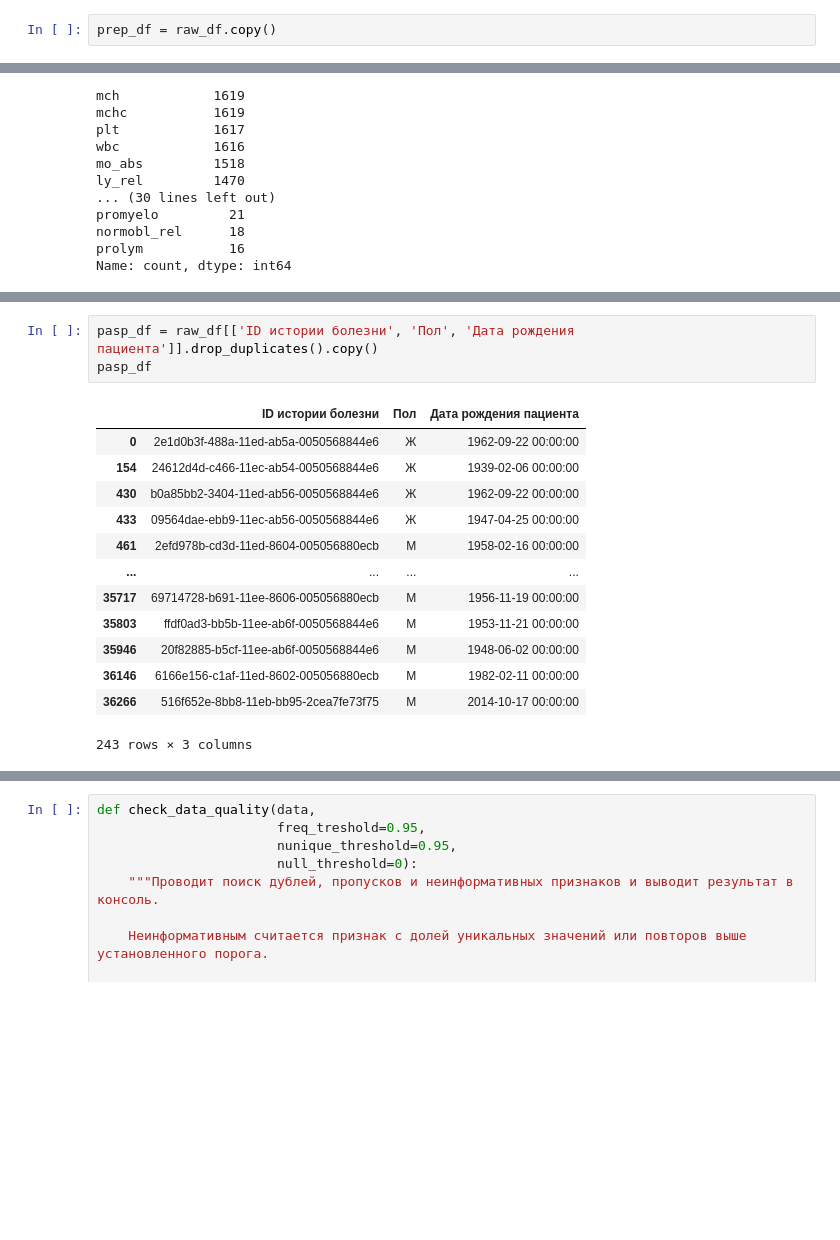
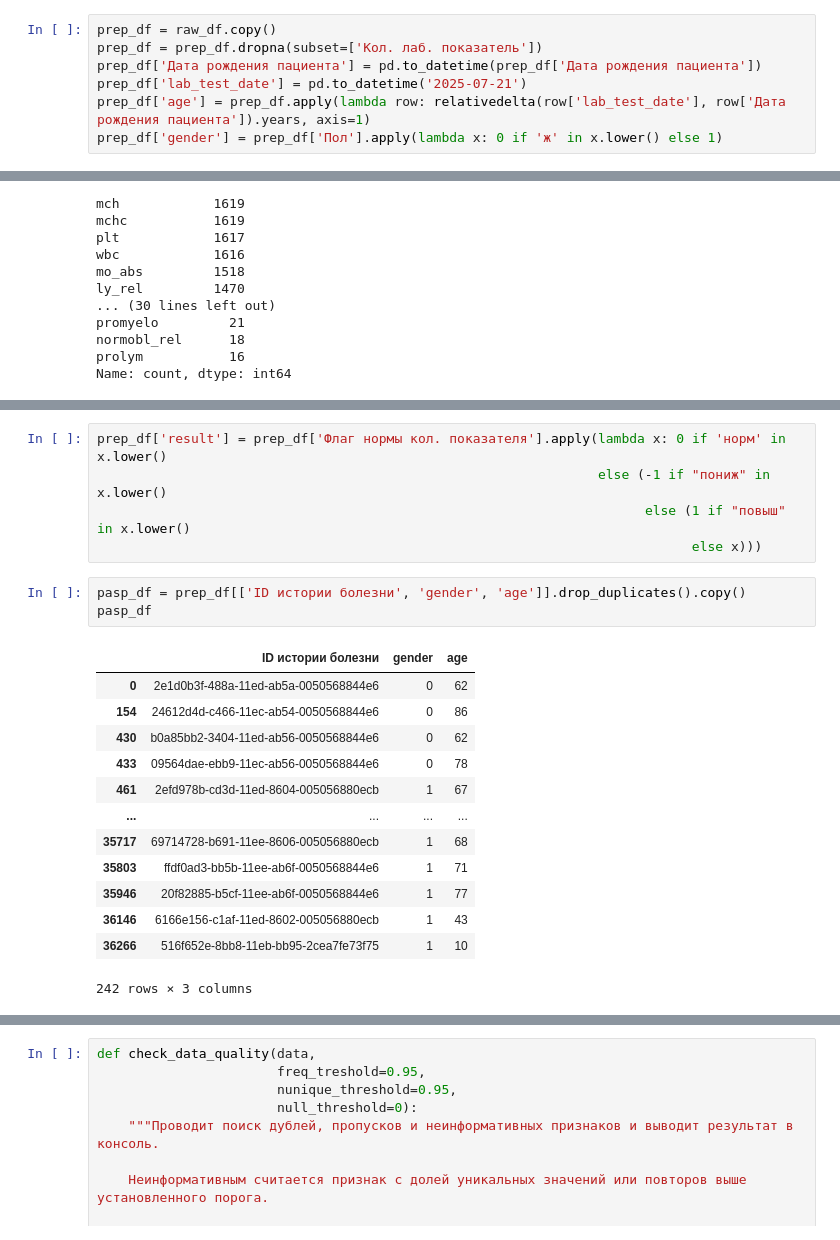
Before and after one commit to Lexislex/SF_hack_task_1, a Jupyter notebook: alexey.ipynb, the cells around one changed output, grey strips where cells are left out. Drawn from its saved outputs; the diff is of its cells as text; blank space fills up the shorter version.

```diff
--- a/alexey.ipynb
+++ b/alexey.ipynb
@@ -106,6 +107,11 @@ replacement_dict = {
 }
 # %%
 prep_df = raw_df.copy()
+prep_df = prep_df.dropna(subset=['Кол. лаб. показатель'])
+prep_df['Дата рождения пациента'] = pd.to_datetime(prep_df['Дата рождения пациента'])
+prep_df['lab_test_date'] = pd.to_datetime('2025-07-21')
+prep_df['age'] = prep_df.apply(lambda row: relativedelta(row['lab_test_date'], row['Дата рождения пациента']).years, axis=1)
+prep_df['gender'] = prep_df['Пол'].apply(lambda x: 0 if 'ж' in x.lower() else 1)
 # %%
 # Функция для замены значения на ключ словаря
 def replace_with_dict_key(value, rep_dict):
@@ -139,18 +154,23 @@ Name: count, dtype: int64
+# %%
+prep_df['result'] = prep_df['Флаг нормы кол. показателя'].apply(lambda x: 0 if 'норм' in x.lower()
+                                                                else (-1 if "пониж" in x.lower()
+                                                                      else (1 if "повыш" in x.lower()
+                                                                            else x)))
 # %%
-pasp_df = raw_df[['ID истории болезни', 'Пол', 'Дата рождения пациента']].drop_duplicates().copy()
+pasp_df = prep_df[['ID истории болезни', 'gender', 'age']].drop_duplicates().copy()
 pasp_df
 # %% [output]
-|  | ID истории болезни | Пол | Дата рождения пациента |
-| 0 | 2e1d0b3f-488a-11ed-ab5a-0050568844e6 | Ж | 1962-09-22 00:00:00 |
-| 154 | 24612d4d-c466-11ec-ab54-0050568844e6 | Ж | 1939-02-06 00:00:00 |
-| 430 | b0a85bb2-3404-11ed-ab56-0050568844e6 | Ж | 1962-09-22 00:00:00 |
-| 433 | 09564dae-ebb9-11ec-ab56-0050568844e6 | Ж | 1947-04-25 00:00:00 |
-| 461 | 2efd978b-cd3d-11ed-8604-005056880ecb | М | 1958-02-16 00:00:00 |
+|  | ID истории болезни | gender | age |
+| 0 | 2e1d0b3f-488a-11ed-ab5a-0050568844e6 | 0 | 62 |
+| 154 | 24612d4d-c466-11ec-ab54-0050568844e6 | 0 | 86 |
+| 430 | b0a85bb2-3404-11ed-ab56-0050568844e6 | 0 | 62 |
+| 433 | 09564dae-ebb9-11ec-ab56-0050568844e6 | 0 | 78 |
+| 461 | 2efd978b-cd3d-11ed-8604-005056880ecb | 1 | 67 |
 | ... | ... | ... | ... |
-| 35717 | 69714728-b691-11ee-8606-005056880ecb | М | 1956-11-19 00:00:00 |
-| 35803 | ffdf0ad3-bb5b-11ee-ab6f-0050568844e6 | М | 1953-11-21 00:00:00 |
-| 35946 | 20f82885-b5cf-11ee-ab6f-0050568844e6 | М | 1948-06-02 00:00:00 |
-| 36146 | 6166e156-c1af-11ed-8602-005056880ecb | М | 1982-02-11 00:00:00 |
-| 36266 | 516f652e-8bb8-11eb-bb95-2cea7fe73f75 | М | 2014-10-17 00:00:00 |
+| 35717 | 69714728-b691-11ee-8606-005056880ecb | 1 | 68 |
+| 35803 | ffdf0ad3-bb5b-11ee-ab6f-0050568844e6 | 1 | 71 |
+| 35946 | 20f82885-b5cf-11ee-ab6f-0050568844e6 | 1 | 77 |
+| 36146 | 6166e156-c1af-11ed-8602-005056880ecb | 1 | 43 |
+| 36266 | 516f652e-8bb8-11eb-bb95-2cea7fe73f75 | 1 | 10 |
-243 rows × 3 columns
+242 rows × 3 columns
 # %%
```
Also changed, not shown: parts of 11 cells of this notebook.
